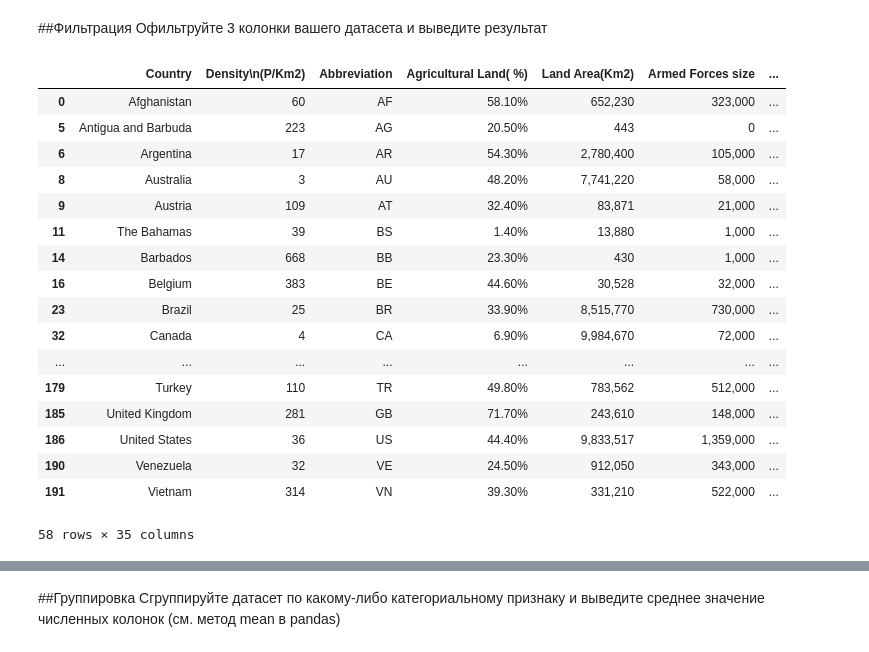
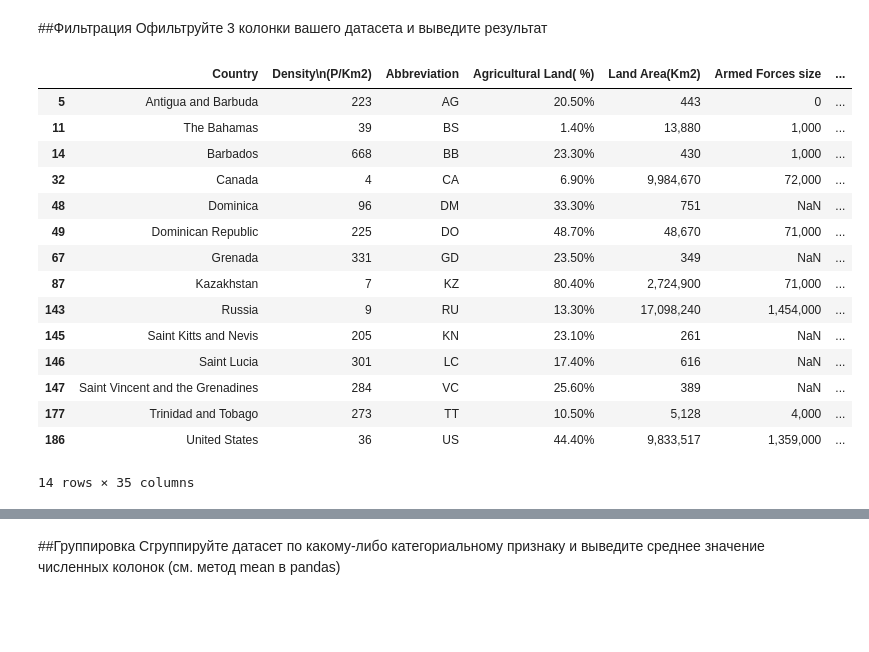
Before and after one commit to Forrward/LABbl, a Jupyter notebook: lab1/Задание_1.ipynb, the cells around one changed output, grey strips where cells are left out. Saved outputs shown, nothing was run; the diff lists cells and outputs as text; code cells hidden in the pictures; blank space fills up the shorter version.

```diff
--- a/lab1/Задание_1.ipynb
+++ b/lab1/Задание_1.ipynb
@@ -143,26 +196,23 @@ IntCastingNaNError: ignored
 # %% [markdown]
 ##Фильтрация
 Офильтруйте 3 колонки вашего датасета и выведите результат
-# %%
-df[df['Calling Code']<200]
-# %% [output]
-|  | Country | Density\n(P/Km2) | Abbreviation | Agricultural Land( %) | Land Area(Km2) | Armed Forces size | ... |
-| 0 | Afghanistan | 60 | AF | 58.10% | 652,230 | 323,000 | ... |
-| 5 | Antigua and Barbuda | 223 | AG | 20.50% | 443 | 0 | ... |
-| 6 | Argentina | 17 | AR | 54.30% | 2,780,400 | 105,000 | ... |
-| 8 | Australia | 3 | AU | 48.20% | 7,741,220 | 58,000 | ... |
-| 9 | Austria | 109 | AT | 32.40% | 83,871 | 21,000 | ... |
-| 11 | The Bahamas | 39 | BS | 1.40% | 13,880 | 1,000 | ... |
-| 14 | Barbados | 668 | BB | 23.30% | 430 | 1,000 | ... |
-| 16 | Belgium | 383 | BE | 44.60% | 30,528 | 32,000 | ... |
-| 23 | Brazil | 25 | BR | 33.90% | 8,515,770 | 730,000 | ... |
-| 32 | Canada | 4 | CA | 6.90% | 9,984,670 | 72,000 | ... |
-| ... | ... | ... | ... | ... | ... | ... | ... |
-| 179 | Turkey | 110 | TR | 49.80% | 783,562 | 512,000 | ... |
-| 185 | United Kingdom | 281 | GB | 71.70% | 243,610 | 148,000 | ... |
-| 186 | United States | 36 | US | 44.40% | 9,833,517 | 1,359,000 | ... |
-| 190 | Venezuela | 32 | VE | 24.50% | 912,050 | 343,000 | ... |
-| 191 | Vietnam | 314 | VN | 39.30% | 331,210 | 522,000 | ... |
-58 rows × 35 columns
 # %%
 #Фильтр колонки 2
+df[df['Calling Code']<20]
+# %% [output]
+|  | Country | Density\n(P/Km2) | Abbreviation | Agricultural Land( %) | Land Area(Km2) | Armed Forces size | ... |
+| 5 | Antigua and Barbuda | 223 | AG | 20.50% | 443 | 0 | ... |
+| 11 | The Bahamas | 39 | BS | 1.40% | 13,880 | 1,000 | ... |
+| 14 | Barbados | 668 | BB | 23.30% | 430 | 1,000 | ... |
+| 32 | Canada | 4 | CA | 6.90% | 9,984,670 | 72,000 | ... |
+| 48 | Dominica | 96 | DM | 33.30% | 751 | NaN | ... |
+| 49 | Dominican Republic | 225 | DO | 48.70% | 48,670 | 71,000 | ... |
+| 67 | Grenada | 331 | GD | 23.50% | 349 | NaN | ... |
+| 87 | Kazakhstan | 7 | KZ | 80.40% | 2,724,900 | 71,000 | ... |
+| 143 | Russia | 9 | RU | 13.30% | 17,098,240 | 1,454,000 | ... |
+| 145 | Saint Kitts and Nevis | 205 | KN | 23.10% | 261 | NaN | ... |
+| 146 | Saint Lucia | 301 | LC | 17.40% | 616 | NaN | ... |
+| 147 | Saint Vincent and the Grenadines | 284 | VC | 25.60% | 389 | NaN | ... |
+| 177 | Trinidad and Tobago | 273 | TT | 10.50% | 5,128 | 4,000 | ... |
+| 186 | United States | 36 | US | 44.40% | 9,833,517 | 1,359,000 | ... |
+14 rows × 35 columns
```
Also changed, not shown: parts of 7 cells of this notebook.
